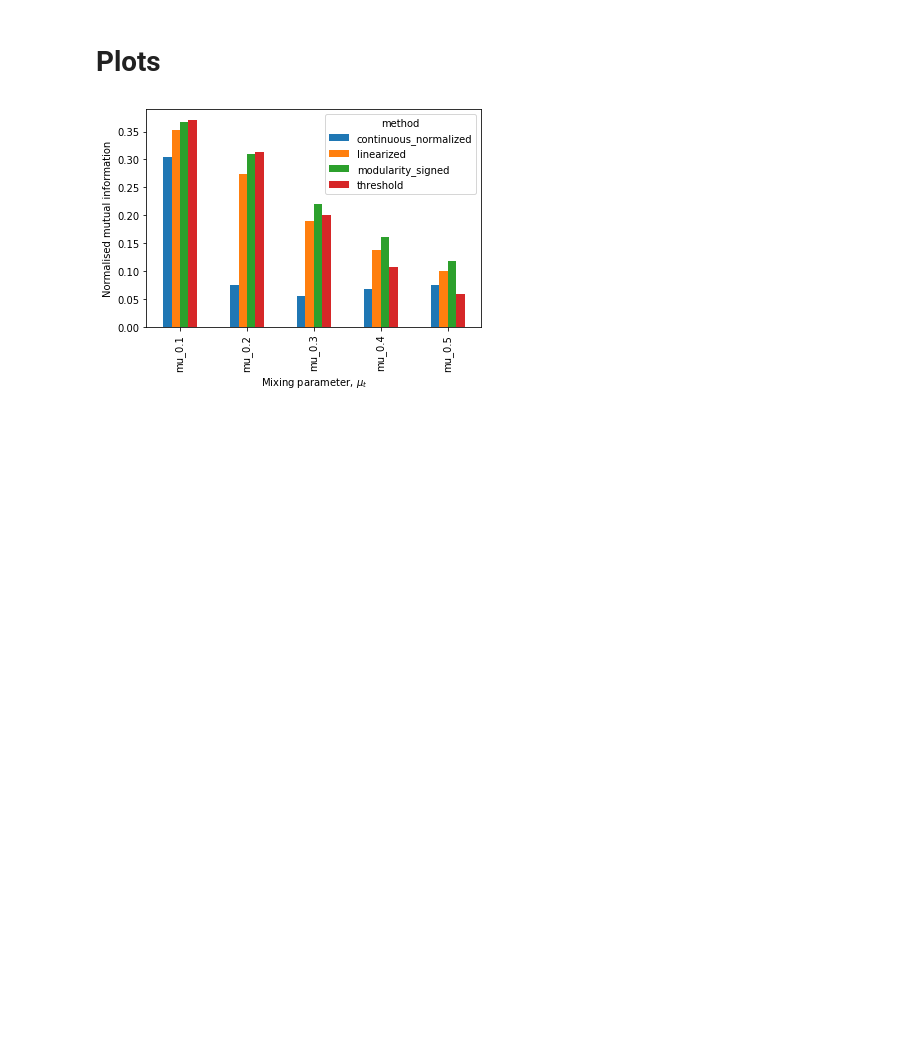
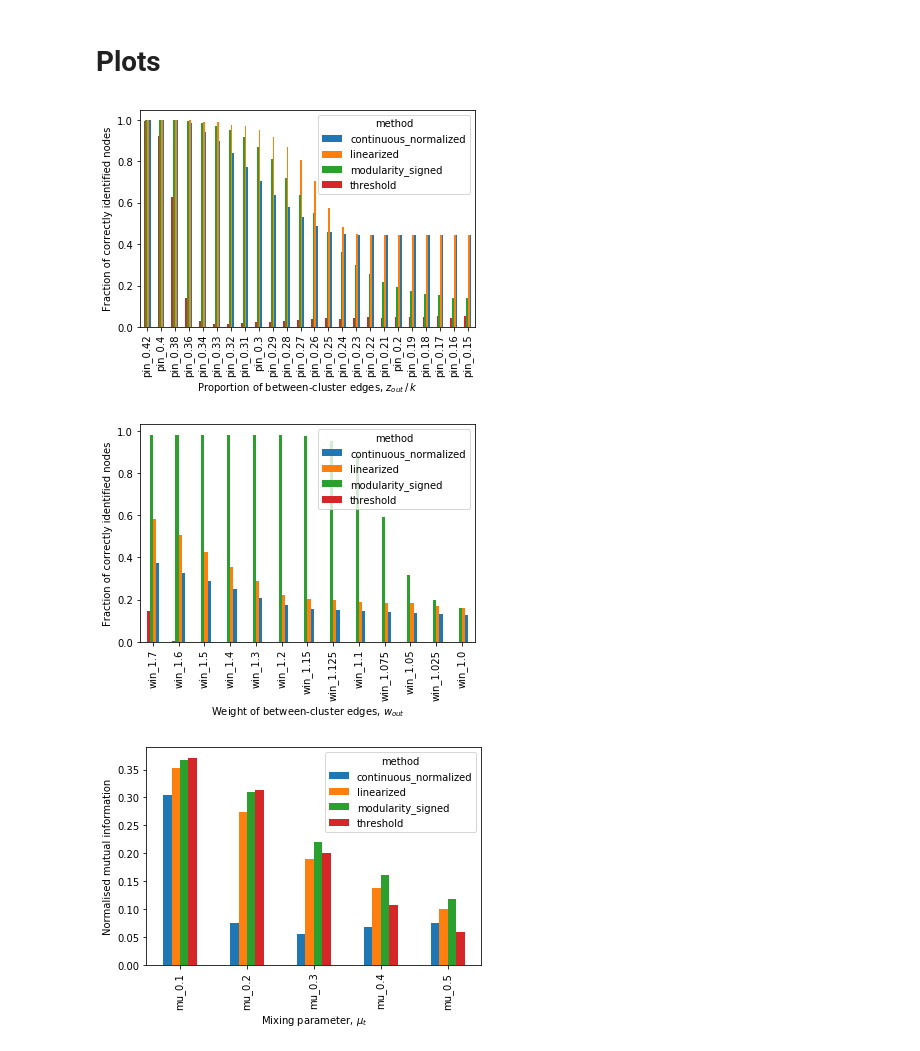
Before and after one commit to agosztolai/geometric_clustering, a Jupyter notebook: benchmark/post_benchmark.ipynb, the cells around one changed output. Drawn from its saved outputs; the diff is of its cells as text; code cells hidden in the pictures; blank space fills up the shorter version.

```diff
--- a/benchmark/post_benchmark.ipynb
+++ b/benchmark/post_benchmark.ipynb
@@ -116,22 +117,24 @@ std_LFR = scores_LFR.groupby(level=['subdirs', 'method','metric']).max().std(axi
 # %% [markdown]
 # Plots
 # %%
-#mean_GN.loc[(slice(None),slice(None),'nMI')].unstack(level=1).plot(kind='bar', subplots=False)
-#plt.xlabel(r'Proportion of between-cluster edges, $z_{out}\,/\,k$')
-#plt.ylabel('Fraction of correctly identified nodes')
+mean_GN.loc[(slice(None),slice(None),'nMI')].unstack(level=1).plot(kind='bar', subplots=False)
+plt.xlabel(r'Proportion of between-cluster edges, $z_{out}\,/\,k$')
+plt.ylabel('Fraction of correctly identified nodes')
 #plt.xticks(z_out)
-#plt.gca().invert_xaxis()
+plt.gca().invert_xaxis()
 
-#mean_Fan.loc[(slice(None),slice(None),'fracCIN')].unstack(level=1).plot(kind='bar', subplots=False)
-#plt.xlabel(r'Weight of between-cluster edges, $w_{out}$')
-#plt.ylabel('Fraction of correctly identified nodes')
-#plt.gca().invert_xaxis()
+mean_Fan.loc[(slice(None),slice(None),'fracCIN')].unstack(level=1).plot(kind='bar', subplots=False)
+plt.xlabel(r'Weight of between-cluster edges, $w_{out}$')
+plt.ylabel('Fraction of correctly identified nodes')
+plt.gca().invert_xaxis()
 
 mean_LFR.loc[(slice(None),slice(None),'nMI')].unstack(level=1).plot(kind='bar', subplots=False)
 plt.xlabel(r'Mixing parameter, $\mu_t$')
 plt.ylabel('Normalised mutual information')
 
 plt.show()
 # %% [output]
-[figure, old version]
+[figure, new version]
+[figure, added]
+[figure, added]
 # %%
```
Also changed, not shown: parts of 3 cells of this notebook, 3 other files.
